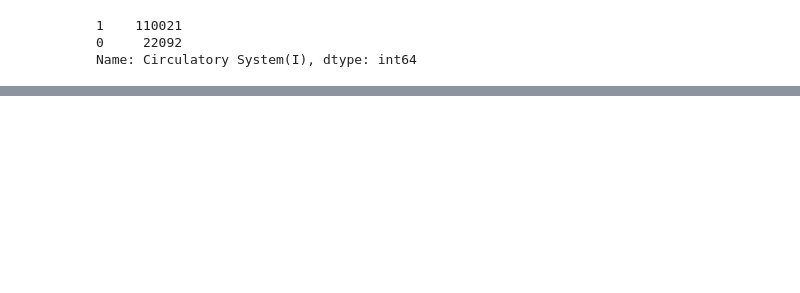
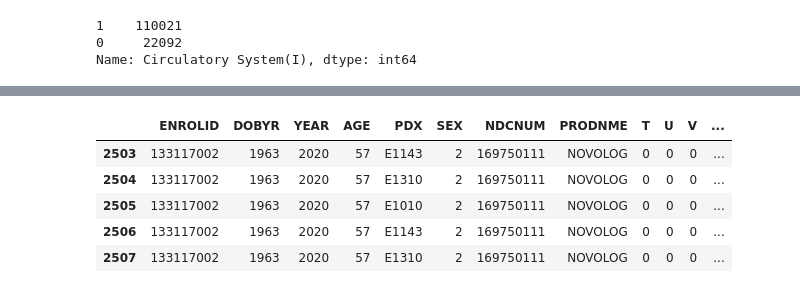
Before and after one commit to OU-DISC/FAA-Pliot-License-Renewal-Forecasting, a Jupyter notebook: FAA Project (2019 & 2020 Data).ipynb, the cells around one changed output, grey strips where cells are left out. Drawn from its saved outputs; the diff is of its cells as text; code cells hidden in the pictures; blank space fills up the shorter version.

```diff
--- a/FAA Project (2019 & 2020 Data).ipynb
+++ b/FAA Project (2019 & 2020 Data).ipynb
@@ -1559,0 +1521,9 @@ Name: Circulatory System(I), dtype: int64
+# %%
+df2.head()
+# %% [output]
+|  | ENROLID | DOBYR | YEAR | AGE | PDX | SEX | NDCNUM | PRODNME | T | U | V | ... |
+| 2503 | 133117002 | 1963 | 2020 | 57 | E1143 | 2 | 169750111 | NOVOLOG | 0 | 0 | 0 | ... |
+| 2504 | 133117002 | 1963 | 2020 | 57 | E1310 | 2 | 169750111 | NOVOLOG | 0 | 0 | 0 | ... |
+| 2505 | 133117002 | 1963 | 2020 | 57 | E1010 | 2 | 169750111 | NOVOLOG | 0 | 0 | 0 | ... |
+| 2506 | 133117002 | 1963 | 2020 | 57 | E1143 | 2 | 169750111 | NOVOLOG | 0 | 0 | 0 | ... |
+| 2507 | 133117002 | 1963 | 2020 | 57 | E1310 | 2 | 169750111 | NOVOLOG | 0 | 0 | 0 | ... |
```
Also changed, not shown: parts of 83 cells of this notebook.
